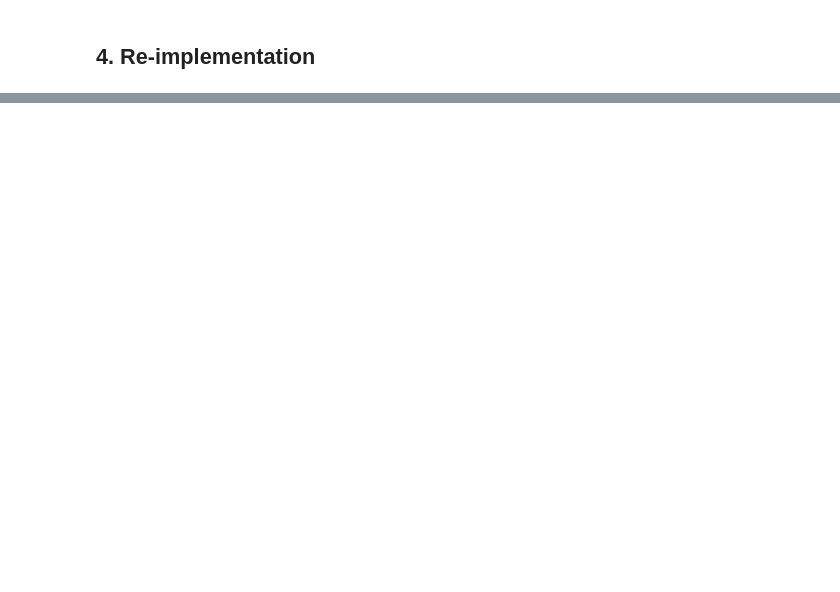
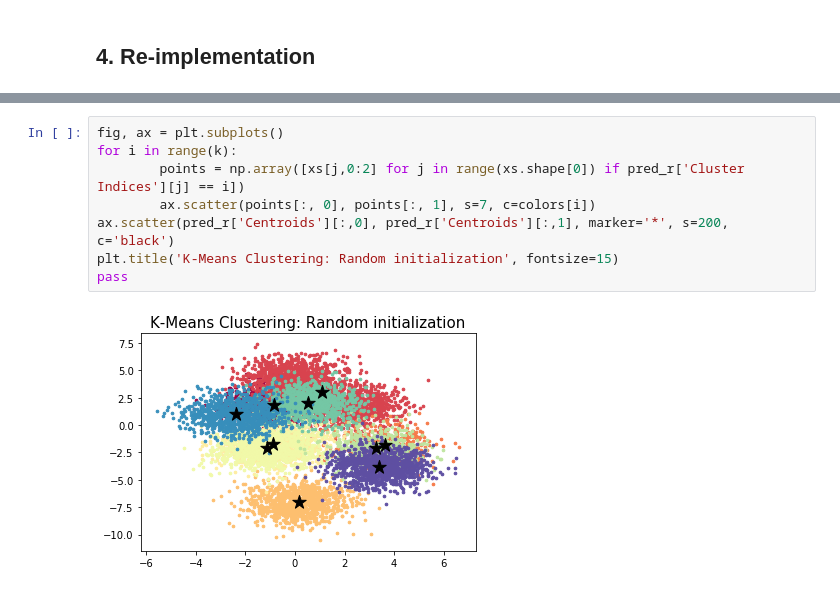
Before and after one commit to Rykilla/STA663_SPRING2018_PROJECT, a Jupyter notebook: Final Report.ipynb, the cells around one changed output, grey strips where cells are left out. Drawn from its saved outputs; the diff is of its cells as text; blank space fills up the shorter version.

```diff
--- a/Final Report.ipynb
+++ b/Final Report.ipynb
@@ -80,0 +810,10 @@ On the other hand, the real-life dataset *SPAM* consists of 4601 points in 58 di
+# %%
+fig, ax = plt.subplots()
+for i in range(k):
+        points = np.array([xs[j,0:2] for j in range(xs.shape[0]) if pred_r['Cluster Indices'][j] == i])
+        ax.scatter(points[:, 0], points[:, 1], s=7, c=colors[i])
+ax.scatter(pred_r['Centroids'][:,0], pred_r['Centroids'][:,1], marker='*', s=200, c='black')
+plt.title('K-Means Clustering: Random initialization', fontsize=15)
+pass
+# %% [output]
+[figure, added]
```
Also changed, not shown: parts of 98 cells of this notebook.
